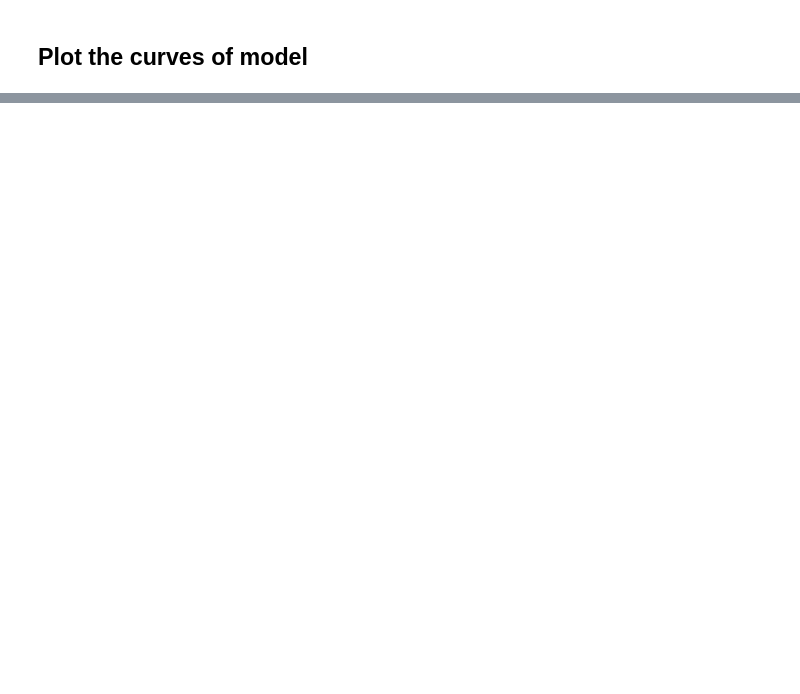
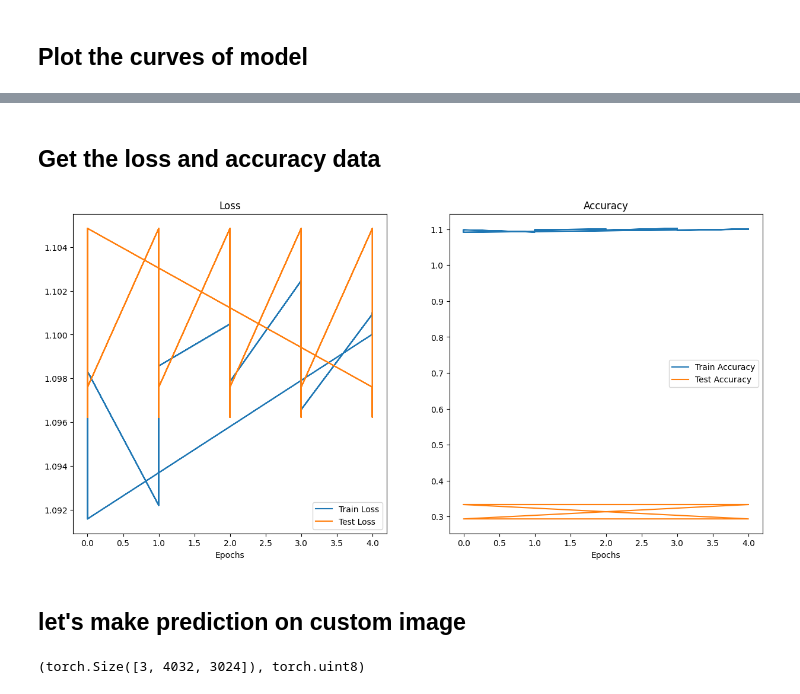
Before and after one commit to MuhammadAbuBakarQureshi/Machine-Learning, a Jupyter notebook: PyTorch/10-PyTorch-Custom-Datasets.ipynb, the cells around one changed output, grey strips where cells are left out. Cells and saved outputs as stored; diff of their text form; code cells hidden in the pictures; blank space fills up the shorter version.

```diff
--- a/PyTorch/10-PyTorch-Custom-Datasets.ipynb
+++ b/PyTorch/10-PyTorch-Custom-Datasets.ipynb
@@ -754,0 +829,11 @@ plot_loss_curves(model_0_results)
+# %%
+model_1_log_dir = "runs/00-PyTorch-Custom-Datasets/model_1"
+
+fit_fn(model=model_1,
+       train_dataloader=train_dataloader_augmented,
+       test_dataloader=test_dataloader_augmented,
+       loss_fn=loss_fn,
+       optimizer=optimizer,
+       epochs=5,
+       summary_write_path=model_1_log_dir,
+       device=device)
@@ -754,0 +872,10 @@ plot_loss_curves(model_0_results)
+# %% [markdown]
+## Get the loss and accuracy data
+# %%
+model_1_results = get_fit_data(model_1_log_dir)
+# %%
+plot_loss_curves(model_1_results)
+# %% [output]
+[figure, added]
+# %% [markdown]
+## let's make prediction on custom image
@@ -754,0 +892,4 @@ plot_loss_curves(model_0_results)
+# %%
+custom_image.shape, custom_image.dtype
+# %% [output]
+(torch.Size([3, 4032, 3024]), torch.uint8)
```
Also changed, not shown: parts of 33 cells of this notebook.
